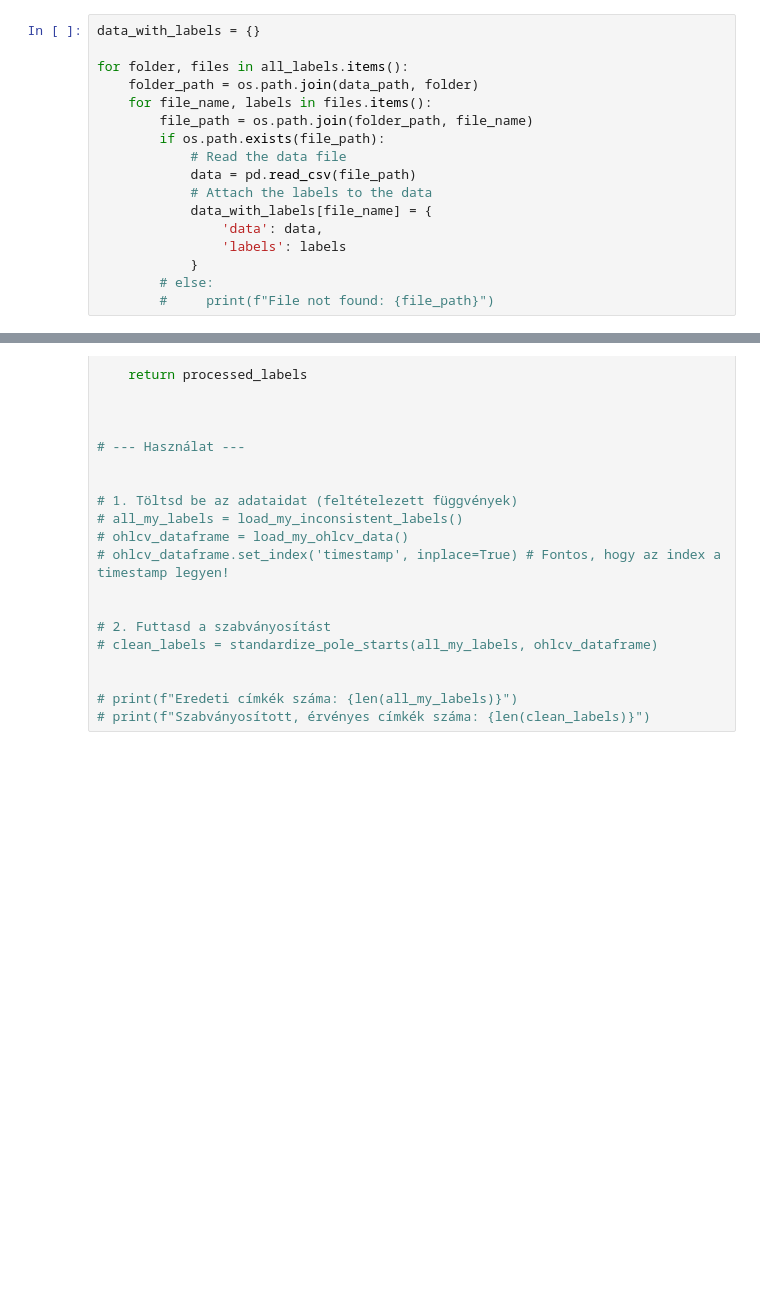
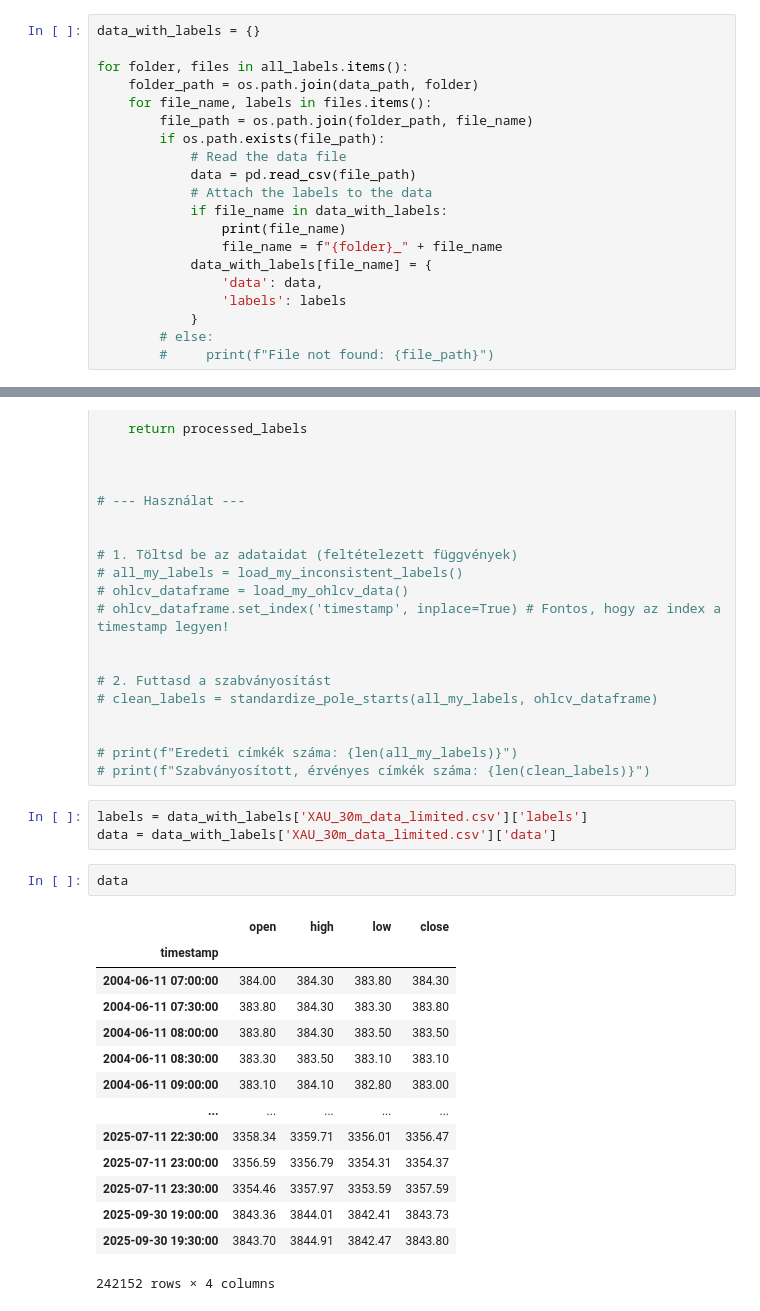
Before and after one commit to wittmajerd/vitmma19-pw-bullflag, a Jupyter notebook: notebooks/data_exploration.ipynb, the cells around one changed output, grey strips where cells are left out. Saved outputs shown, nothing was run; the diff lists cells and outputs as text; blank space fills up the shorter version.

```diff
--- a/notebooks/experiments.ipynb
+++ b/notebooks/data_exploration.ipynb
@@ -536,6 +536,9 @@ for folder, files in all_labels.items():
             # Read the data file
             data = pd.read_csv(file_path)
             # Attach the labels to the data
+            if file_name in data_with_labels:
+                print(file_name)
+                file_name = f"{folder}_" + file_name
             data_with_labels[file_name] = {
                 'data': data,
                 'labels': labels
@@ -734,3 +686,23 @@ def standardize_pole_starts(all_labels, ohlcv_df):
 
 # print(f"Eredeti címkék száma: {len(all_my_labels)}")
 # print(f"Szabványosított, érvényes címkék száma: {len(clean_labels)}")
+# %%
+labels = data_with_labels['XAU_30m_data_limited.csv']['labels']
+data = data_with_labels['XAU_30m_data_limited.csv']['data']
+# %%
+data
+# %% [output]
+|  | open | high | low | close |
+| timestamp |  |  |  |  |
+| 2004-06-11 07:00:00 | 384.00 | 384.30 | 383.80 | 384.30 |
+| 2004-06-11 07:30:00 | 383.80 | 384.30 | 383.30 | 383.80 |
+| 2004-06-11 08:00:00 | 383.80 | 384.30 | 383.50 | 383.50 |
+| 2004-06-11 08:30:00 | 383.30 | 383.50 | 383.10 | 383.10 |
+| 2004-06-11 09:00:00 | 383.10 | 384.10 | 382.80 | 383.00 |
+| ... | ... | ... | ... | ... |
+| 2025-07-11 22:30:00 | 3358.34 | 3359.71 | 3356.01 | 3356.47 |
+| 2025-07-11 23:00:00 | 3356.59 | 3356.79 | 3354.31 | 3354.37 |
+| 2025-07-11 23:30:00 | 3354.46 | 3357.97 | 3353.59 | 3357.59 |
+| 2025-09-30 19:00:00 | 3843.36 | 3844.01 | 3842.41 | 3843.73 |
+| 2025-09-30 19:30:00 | 3843.70 | 3844.91 | 3842.47 | 3843.80 |
+242152 rows × 4 columns
```
Also changed, not shown: parts of 7 cells of this notebook, 1 other file.
